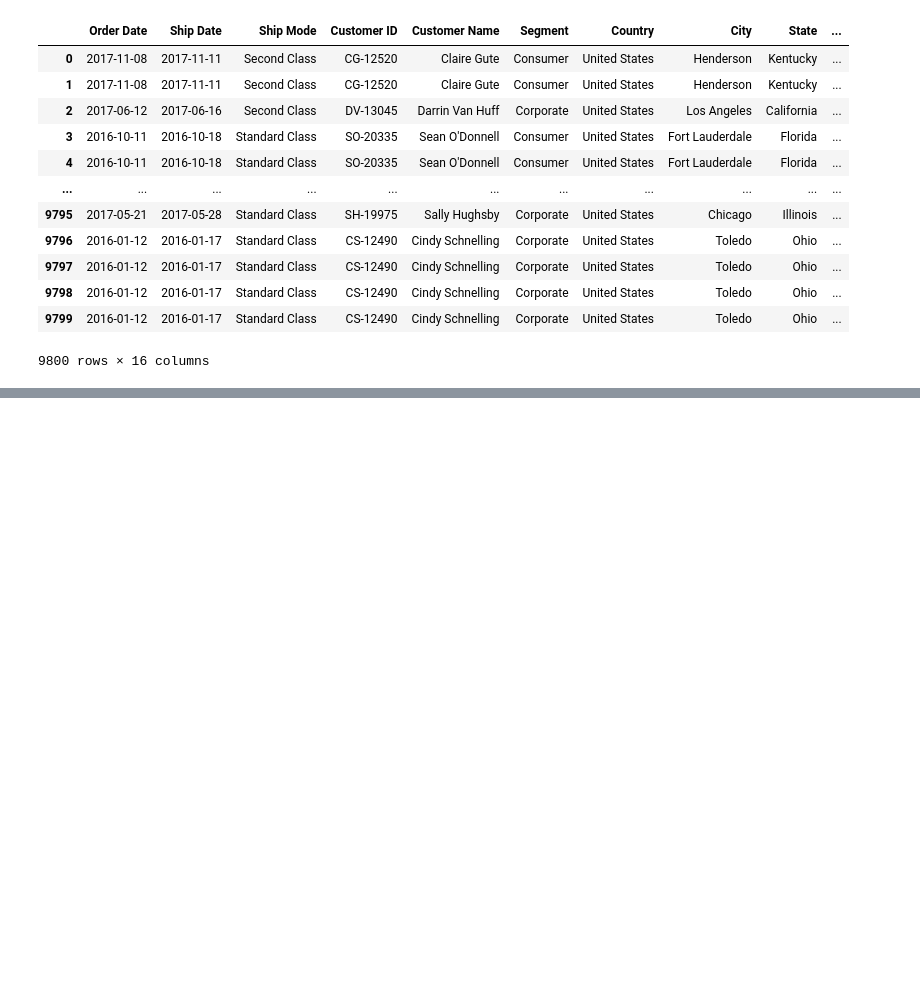
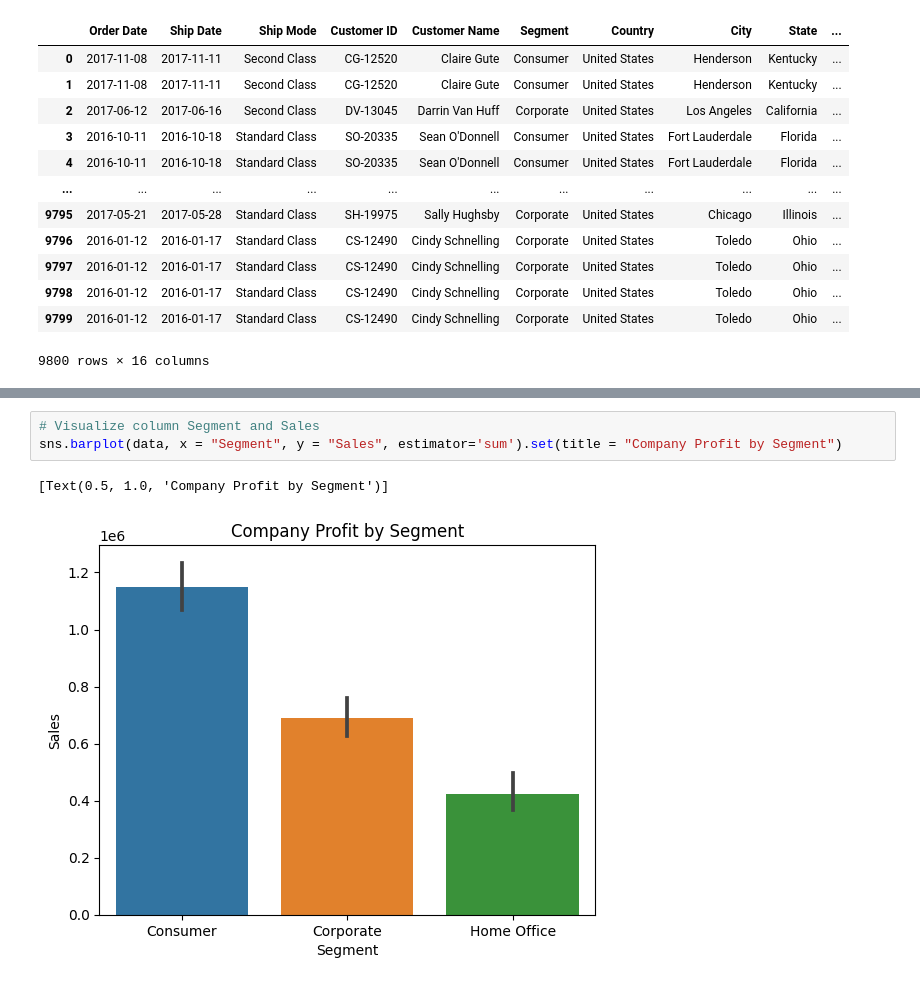
Before and after one commit to giaphong28/Analysis-US-Superstores-Sales-Dataset, a Jupyter notebook: 1. Cleaning and exploring/Cleaning and exploring data.ipynb, the cells around one changed output, grey strips where cells are left out. Saved outputs shown, nothing was run; the diff lists cells and outputs as text; blank space fills up the shorter version.

Commit message:
update python analysis
add consumer segment analysis

```diff
--- a/1. Cleaning and exploring/Cleaning and exploring data.ipynb
+++ b/1. Cleaning and exploring/Cleaning and exploring data.ipynb
@@ -177,0 +181,6 @@ sns.barplot(data, y= "Shipping Days", x= "Ship Mode")
+# %%
+# Visualize column Segment and Sales
+sns.barplot(data, x = "Segment", y = "Sales", estimator='sum').set(title = "Company Profit by Segment")
+# %% [output]
+[Text(0.5, 1.0, 'Company Profit by Segment')]
+[figure, added]
```
Also changed, not shown: parts of 11 cells of this notebook, 2 other files.
